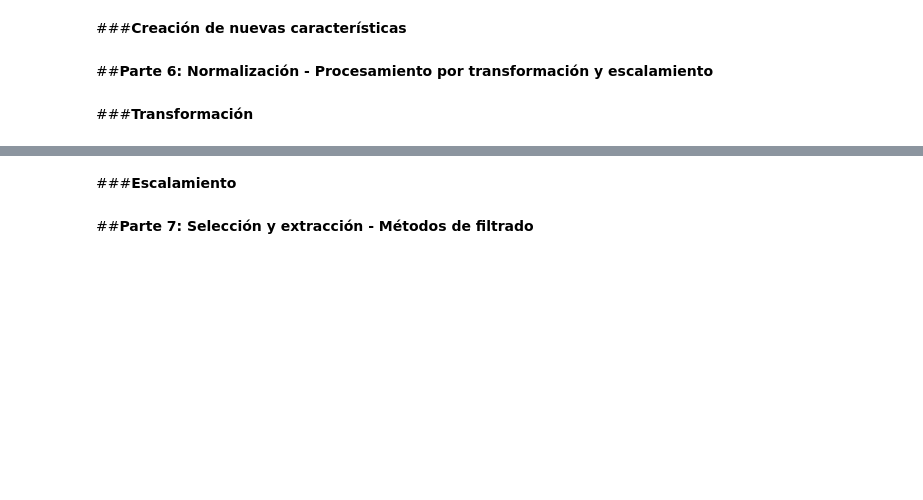
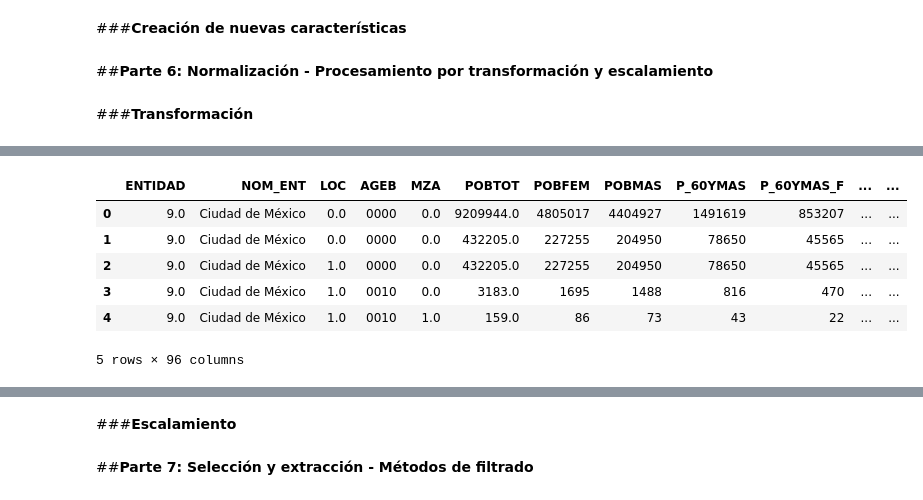
Before and after one commit to LH-1169213/IslasDeCalor, a Jupyter notebook: EDA_SCITEL_INEGI_Avance_2.ipynb, the cells around one changed output, grey strips where cells are left out. Saved outputs shown, nothing was run; the diff lists cells and outputs as text; code cells hidden in the pictures; blank space fills up the shorter version.

```diff
--- a/EDA_SCITEL_INEGI_Avance_2.ipynb
+++ b/EDA_SCITEL_INEGI_Avance_2.ipynb
@@ -810,0 +846,26 @@ df_transformed.head()
+# %%
+# Leemos los datos por Estado
+# CDMX 1
+df_cdmx1 = pd.read_csv("https://raw.githubusercontent.com/LH-1169213/IslasDeCalor/refs/heads/main/CDMX.csv",
+                usecols=['NOM_ENT','ENTIDAD',  'LOC', 'AGEB', 'MZA', 'POBTOT', 'POBFEM', 'POBMAS',
+           'P_60YMAS', 'P_60YMAS_F', 'P_60YMAS_M', 'POB65_MAS', 'P3HLINHE', 'P3HLINHE_F', 'P3HLINHE_M', 'PHOG_IND',
+           'PCON_DISC', 'PCDISC_MOT', 'PCDISC_VIS', 'PCDISC_LENG', 'PCDISC_AUD', 'PCDISC_MOT2', 'PCDISC_MEN',
+           'PCON_LIMI', 'PCLIM_CSB', 'PCLIM_VIS', 'PCLIM_HACO', 'PCLIM_OAUD', 'PCLIM_MOT2', 'PCLIM_RE_CO',
+          'PCLIM_PMEN', 'PSIND_LIM', 'P15YM_AN', 'P15YM_AN_F', 'P15YM_AN_M', 'P15YM_SE', 'P15YM_SE_F', 'P15YM_SE_M',
+            'GRAPROES', 'GRAPROES_F', 'GRAPROES_M', 'PEA', 'PEA_F', 'PEA_M', 'PSINDER', 'PDER_SS', 'PDER_IMSS',
+           'PDER_ISTE', 'PDER_ISTEE', 'PAFIL_PDOM', 'PDER_SEGP', 'PDER_IMSSB', 'PAFIL_IPRIV', 'PAFIL_OTRAI',
+           'TOTHOG', 'POBHOG', 'VIVTOT', 'TVIVHAB', 'TVIVPAR', 'VIVPAR_HAB', 'TVIVPARHAB', 'VIVPAR_DES', 'OCUPVIVPAR',
+           'PROM_OCUP', 'VPH_PISODT', 'VPH_PISOTI', 'VPH_C_ELEC', 'VPH_S_ELEC', 'VPH_AGUADV', 'VPH_AEASP',
+          'VPH_AGUAFV', 'VPH_TINACO', 'VPH_CISTER', 'VPH_EXCSA', 'VPH_LETR', 'VPH_DRENAJ', 'VPH_NODREN',
+          'VPH_C_SERV', 'VPH_NDEAED', 'VPH_DSADMA', 'VPH_NDACMM', 'VPH_SNBIEN', 'VPH_REFRI', 'VPH_AUTOM',
+           'VPH_MOTO', 'VPH_BICI', 'VPH_RADIO', 'VPH_TV', 'VPH_PC', 'VPH_TELEF', 'VPH_CEL', 'VPH_INTER',
+          'VPH_SINRTV', 'VPH_SINLTC', 'VPH_SINCINT', 'VPH_SINTIC'])
+df_cdmx1.head()
+# %% [output]
+|  | ENTIDAD | NOM_ENT | LOC | AGEB | MZA | POBTOT | POBFEM | POBMAS | P_60YMAS | P_60YMAS_F | ... | ... |
+| 0 | 9.0 | Ciudad de México | 0.0 | 0000 | 0.0 | 9209944.0 | 4805017 | 4404927 | 1491619 | 853207 | ... | ... |
+| 1 | 9.0 | Ciudad de México | 0.0 | 0000 | 0.0 | 432205.0 | 227255 | 204950 | 78650 | 45565 | ... | ... |
+| 2 | 9.0 | Ciudad de México | 1.0 | 0000 | 0.0 | 432205.0 | 227255 | 204950 | 78650 | 45565 | ... | ... |
+| 3 | 9.0 | Ciudad de México | 1.0 | 0010 | 0.0 | 3183.0 | 1695 | 1488 | 816 | 470 | ... | ... |
+| 4 | 9.0 | Ciudad de México | 1.0 | 0010 | 1.0 | 159.0 | 86 | 73 | 43 | 22 | ... | ... |
+5 rows × 96 columns
```
Also changed, not shown: parts of 22 cells of this notebook.
